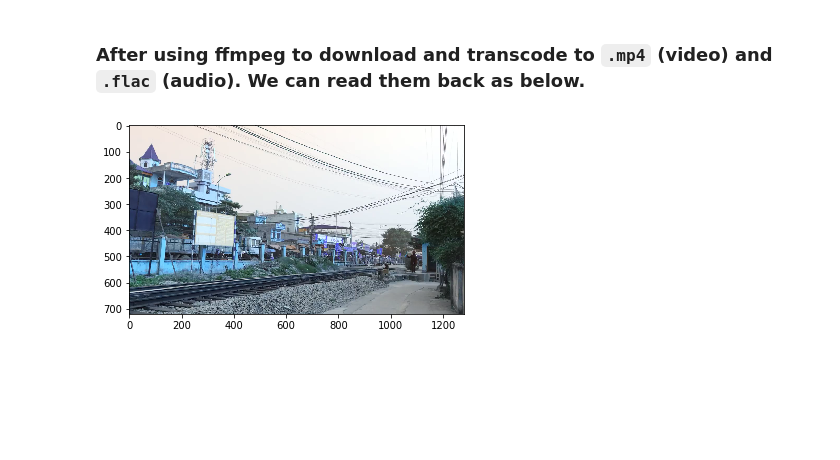
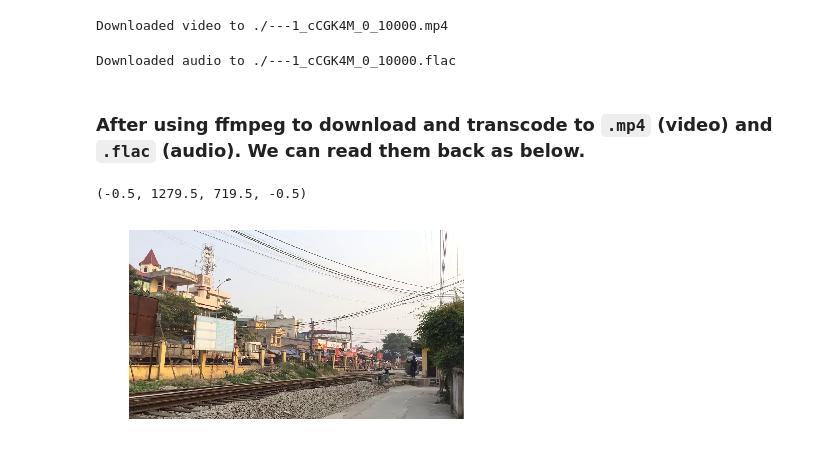
Before and after one commit to speedyseal/audiosetdl, a Jupyter notebook: notebooks/download.ipynb, the cells around one changed output. Drawn from its saved outputs; the diff is of its cells as text; code cells hidden in the pictures; blank space fills up the shorter version.

Commit message:
Update notebook example with ffmpeg calls and add sk-video example in case issues with installing OpenCV with conda

```diff
--- a/notebooks/download.ipynb
+++ b/notebooks/download.ipynb
@@ -8,0 +18,6 @@ import soundfile as sf
+# %%
+# Set output settings
+audio_codec = 'flac'
+audio_container = 'flac'
+video_codec = 'h264'
+video_container = 'mp4'
@@ -9,5 +26,6 @@ import soundfile as sf
 # %%
-# with open('../data/unbalanced_train_segments.csv') as f:
-#     lines = f.readlines()
+# Load the AudioSet training set
+with open('../data/unbalanced_train_segments.csv') as f:
+    lines = f.readlines()
 
-# dl_list = [line.strip().split(',')[0].strip() for line in lines[3:]]
+dl_list = [line.strip().split(',')[:3] for line in lines[3:]]
@@ -27,0 +32,8 @@ best audio url: https://r6---sn-8xgp1vo-xfgy.googlevideo.com/videoplayback?itag=
+# %%
+# Select a YouTube video from the training set
+ytid, ts_start, ts_end = dl_list[0]
+ts_start, ts_end = float(ts_start), float(ts_end)
+duration = ts_end - ts_start
+
+print("YouTube ID: " + ytid)
+print("Trim Window: ({}, {})".format(ts_start, ts_end))
@@ -28 +62,6 @@ best audio url: https://r6---sn-8xgp1vo-xfgy.googlevideo.com/videoplayback?itag=
+# %%
+# Get output video and audio filepaths
+basename_fmt = '{}_{}_{}'.format(ytid, int(ts_start*1000), int(ts_end*1000))
+video_filepath = os.path.join('.', basename_fmt + '.' + video_container)
+audio_filepath = os.path.join('.', basename_fmt + '.' + audio_codec)
 # %% [markdown]
@@ -32,14 +69,59 @@ best audio url: https://r6---sn-8xgp1vo-xfgy.googlevideo.com/videoplayback?itag=
+# %%
+# Download the video
+video_dl_args = [ffmpeg_path, '-n',
+    '-ss', str(ts_start),   # The beginning of the trim window
+    '-i', best_video_url,   # Specify the input video URL
+    '-t', str(duration),    # Specify the duration of the output
+    '-f', video_container,  # Specify the format (container) of the video
+    '-framerate', '30',
+    '-vcodec', 'h264',      # Specify the output encoding
+    video_filepath]
+
+proc = sp.Popen(video_dl_args, stdout=sp.PIPE, stderr=sp.PIPE)
+stdout, stderr = proc.communicate()
+if proc.returncode != 0:
+    print(stderr)
+else:
+    print("Downloaded video to " + video_filepath)
+# %% [output]
+Downloaded video to ./---1_cCGK4M_0_10000.mp4
+# %%
+# Download the audio
+audio_dl_args = [ffmpeg_path, '-n',
+    '-ss', str(ts_start),    # The beginning of the trim window
+    '-i', best_video_url,    # Specify the input video URL
+    '-t', str(duration),     # Specify the duration of the output
+    '-vn',                   # Suppress the video stream
+    '-ac', '2',              # Set the number of channels
+    '-sample_fmt', 's16',    # Specify the bit depth
+    '-acodec', audio_codec,  # Specify the output encoding
+    audio_filepath]
+
+proc = sp.Popen(audio_dl_args, stdout=sp.PIPE, stderr=sp.PIPE)
+stdout, stderr = proc.communicate()
+if proc.returncode != 0:
+    print(stderr)
+else:
+    print("Downloaded audio to " + audio_filepath)
+# %% [output]
+Downloaded audio to ./---1_cCGK4M_0_10000.flac
 # %% [markdown]
 ### After using ffmpeg to download and transcode to `.mp4` (video) and `.flac` (audio). We can read them back as below.
 # %%
 # To plot one frame
-cap = cv2.VideoCapture('video.mp4')
+cap = cv2.VideoCapture('./video.mp4')
 ret, frame = cap.read()
 plt.imshow(frame)
 
 cap.release()
 cv2.destroyAllWindows()
-# %% [output]
-[figure, removed]
+# %%
+# Plot one frame, alternatively using skvideo
+videodata = skvideo.io.vread(video_filepath)
+plt.imshow(videodata[0])
+plt.axis('off')
+# %% [output]
+(-0.5, 1279.5, 719.5, -0.5)
+[figure, added]
 # %%
 # To play back the video
```
Also changed, not shown: parts of 12 cells of this notebook.
